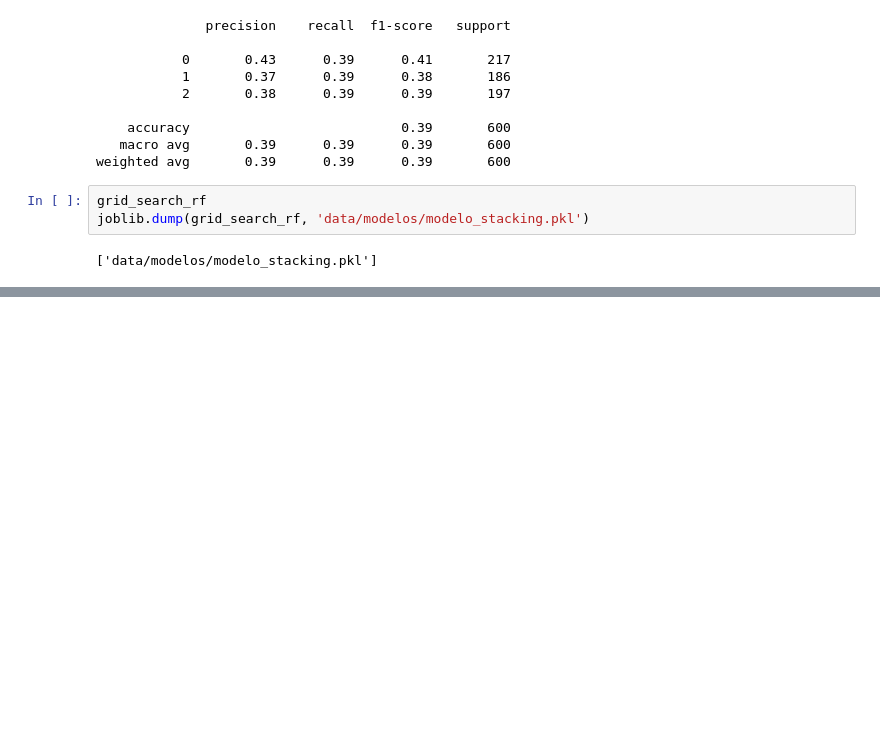
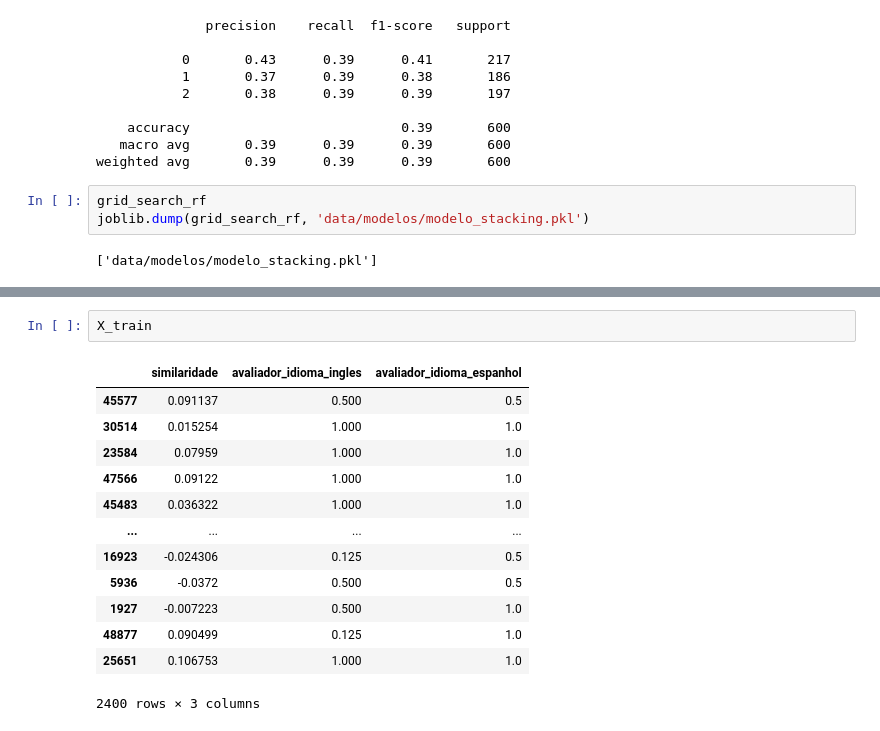
Before and after one commit to ThomSZK/app_5, a Jupyter notebook: modelo.ipynb, the cells around one changed output, grey strips where cells are left out. Cells and saved outputs as stored; diff of their text form; blank space fills up the shorter version.

```diff
--- a/modelo.ipynb
+++ b/modelo.ipynb
@@ -356,0 +373,16 @@ joblib.dump(grid_search_rf, 'data/modelos/modelo_stacking.pkl')
+# %%
+X_train
+# %% [output]
+|  | similaridade | avaliador_idioma_ingles | avaliador_idioma_espanhol |
+| 45577 | 0.091137 | 0.500 | 0.5 |
+| 30514 | 0.015254 | 1.000 | 1.0 |
+| 23584 | 0.07959 | 1.000 | 1.0 |
+| 47566 | 0.09122 | 1.000 | 1.0 |
+| 45483 | 0.036322 | 1.000 | 1.0 |
+| ... | ... | ... | ... |
+| 16923 | -0.024306 | 0.125 | 0.5 |
+| 5936 | -0.0372 | 0.500 | 0.5 |
+| 1927 | -0.007223 | 0.500 | 1.0 |
+| 48877 | 0.090499 | 0.125 | 1.0 |
+| 25651 | 0.106753 | 1.000 | 1.0 |
+2400 rows × 3 columns
```
Also changed, not shown: parts of 1 cell of this notebook, 11 other files.
